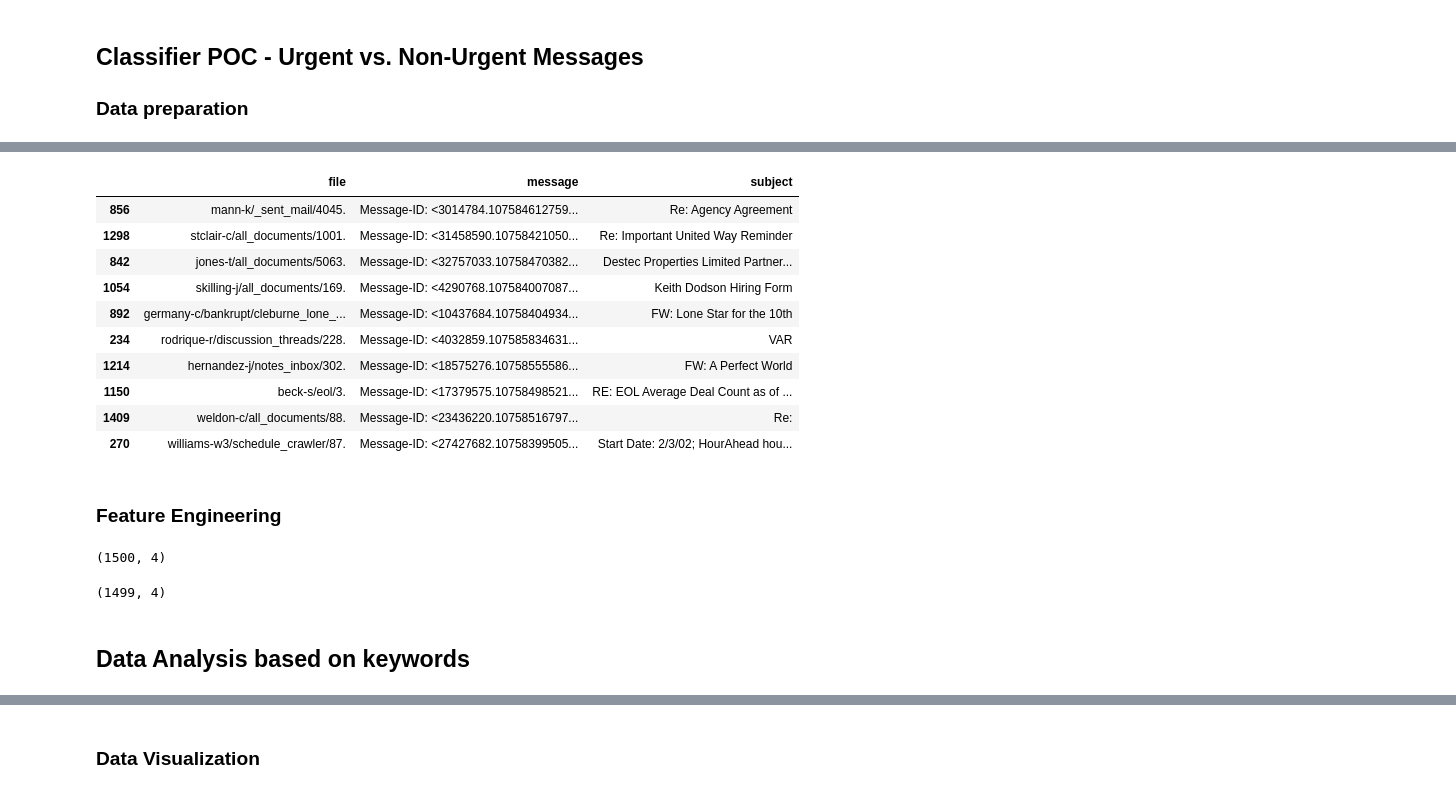
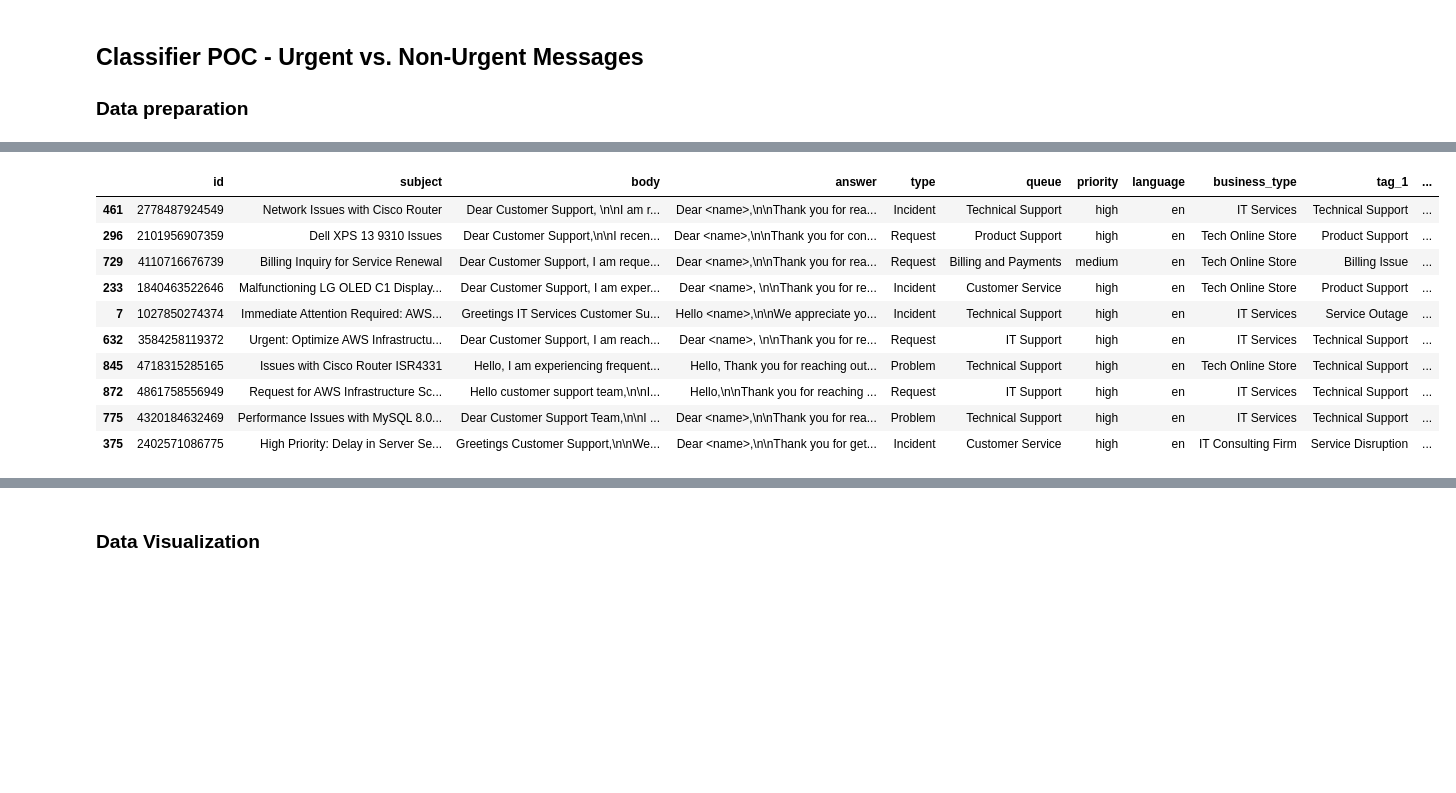
Before and after one commit to Kripa8702/Text-Classifier---Urgent-vs.-No-Urgent, a Jupyter notebook: urgent_classifier.ipynb, the cells around one changed output, grey strips where cells are left out. Saved outputs shown, nothing was run; the diff lists cells and outputs as text; code cells hidden in the pictures; blank space fills up the shorter version.

```diff
--- a/urgent_classifier.ipynb
+++ b/urgent_classifier.ipynb
@@ -3,8 +3,7 @@
 ### Data preparation
 # %%
 import pandas as pd
-import numpy as np
 
-df = pd.read_csv('emails_new.csv')
-df.head(3)
+df = pd.read_csv('helpdesk_customer_tickets.csv')
+df.shape
 # %% [output]
@@ -15,5 +10,0 @@ df.head(3)
-# %%
-#extract subject from message
-df['subject'] = df['message'].str.extract(r'Subject: (.*)\n')
-#remove any RE: or FW: from the subject
-df.subject.apply(lambda x: x.replace('RE:','').replace('FW:',''))
@@ -33,16 +11,14 @@ Name: subject, Length: 1500, dtype: object
 # %%
-df.sample(10)
+df[df['language'] == 'en'].sample(10)
 # %% [output]
-|  | file | message | subject |
-| 856 | mann-k/_sent_mail/4045. | Message-ID: <3014784.107584612759... | Re: Agency Agreement |
-| 1298 | stclair-c/all_documents/1001. | Message-ID: <31458590.10758421050... | Re: Important United Way Reminder |
-| 842 | jones-t/all_documents/5063. | Message-ID: <32757033.10758470382... | Destec Properties Limited Partner... |
-| 1054 | skilling-j/all_documents/169. | Message-ID: <4290768.107584007087... | Keith Dodson Hiring Form |
-| 892 | germany-c/bankrupt/cleburne_lone_... | Message-ID: <10437684.10758404934... | FW: Lone Star for the 10th |
-| 234 | rodrique-r/discussion_threads/228. | Message-ID: <4032859.107585834631... | VAR |
-| 1214 | hernandez-j/notes_inbox/302. | Message-ID: <18575276.10758555586... | FW: A Perfect World |
-| 1150 | beck-s/eol/3. | Message-ID: <17379575.10758498521... | RE: EOL Average Deal Count as of ... |
-| 1409 | weldon-c/all_documents/88. | Message-ID: <23436220.10758516797... | Re: |
-| 270 | williams-w3/schedule_crawler/87. | Message-ID: <27427682.10758399505... | Start Date: 2/3/02; HourAhead hou... |
+|  | id | subject | body | answer | type | queue | priority | language | business_type | tag_1 | ... |
+| 461 | 2778487924549 | Network Issues with Cisco Router | Dear Customer Support, \n\nI am r... | Dear <name>,\n\nThank you for rea... | Incident | Technical Support | high | en | IT Services | Technical Support | ... |
+| 296 | 2101956907359 | Dell XPS 13 9310 Issues | Dear Customer Support,\n\nI recen... | Dear <name>,\n\nThank you for con... | Request | Product Support | high | en | Tech Online Store | Product Support | ... |
+| 729 | 4110716676739 | Billing Inquiry for Service Renewal | Dear Customer Support, I am reque... | Dear <name>,\n\nThank you for rea... | Request | Billing and Payments | medium | en | Tech Online Store | Billing Issue | ... |
+| 233 | 1840463522646 | Malfunctioning LG OLED C1 Display... | Dear Customer Support, I am exper... | Dear <name>, \n\nThank you for re... | Incident | Customer Service | high | en | Tech Online Store | Product Support | ... |
+| 7 | 1027850274374 | Immediate Attention Required: AWS... | Greetings IT Services Customer Su... | Hello <name>,\n\nWe appreciate yo... | Incident | Technical Support | high | en | IT Services | Service Outage | ... |
+| 632 | 3584258119372 | Urgent: Optimize AWS Infrastructu... | Dear Customer Support, I am reach... | Dear <name>, \n\nThank you for re... | Request | IT Support | high | en | IT Services | Technical Support | ... |
+| 845 | 4718315285165 | Issues with Cisco Router ISR4331 | Hello, I am experiencing frequent... | Hello, Thank you for reaching out... | Problem | Technical Support | high | en | Tech Online Store | Technical Support | ... |
+| 872 | 4861758556949 | Request for AWS Infrastructure Sc... | Hello customer support team,\n\nI... | Hello,\n\nThank you for reaching ... | Request | IT Support | high | en | IT Services | Technical Support | ... |
+| 775 | 4320184632469 | Performance Issues with MySQL 8.0... | Dear Customer Support Team,\n\nI ... | Dear <name>,\n\nThank you for rea... | Problem | Technical Support | high | en | IT Services | Technical Support | ... |
+| 375 | 2402571086775 | High Priority: Delay in Server Se... | Greetings Customer Support,\n\nWe... | Dear <name>,\n\nThank you for get... | Incident | Customer Service | high | en | IT Consulting Firm | Service Disruption | ... |
-# %% [markdown]
-### Feature Engineering
@@ -83,15 +24,0 @@ def map_to_list(emails, key):
-# %%
-email_df = pd.DataFrame(parse_into_emails(df.message))
-email_df.sample(10)
-email_df.shape
-# %% [output]
-(1500, 4)
-# %%
-# drop any records with both subject and body missing
-missing = (email_df.body == '') & (email_df.subject == '')
-email_df = email_df[~missing]
-email_df.shape
-# %% [output]
-(1499, 4)
-# %% [markdown]
-## Data Analysis based on keywords
```
Also changed, not shown: parts of 30 cells of this notebook, 5 other files.
